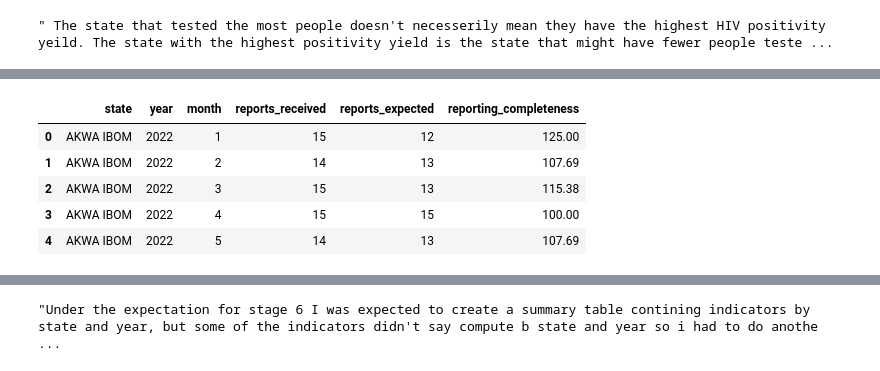
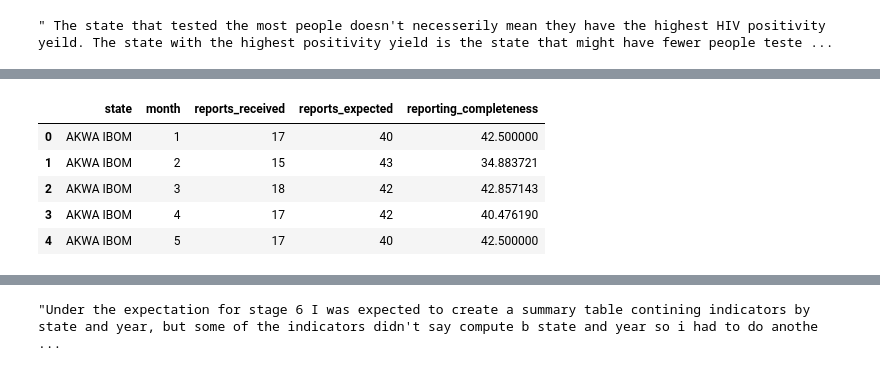
Before and after one commit to AlozieCollins/Intern-dataset-work, a Jupyter notebook: work.ipynb, the cells around one changed output, grey strips where cells are left out. Cells and saved outputs as stored; diff of their text form; code cells hidden in the pictures.

```diff
--- a/work.ipynb
+++ b/work.ipynb
@@ -1304,17 +1386,24 @@ completeness = (
          reports_expected=("expected_report", "sum")
     )
 )
+# %%
+completeness = (
+    clean_df .groupby(["state", "month"], as_index=False)
+    .agg( reports_received=("facility_id", "nunique"),
+         reports_expected=("expected_report", "sum")
+    )
+)
 # %%
 # calculation on the reporting completeness
 completeness["reporting_completeness"] = ((
     completeness["reports_received"] / completeness["reports_expected"].replace(0, pd.NA)
     * 100
-).round(2))
+))
 completeness.head()
 # %% [output]
-|  | state | year | month | reports_received | reports_expected | reporting_completeness |
-| 0 | AKWA IBOM | 2022 | 1 | 15 | 12 | 125.00 |
-| 1 | AKWA IBOM | 2022 | 2 | 14 | 13 | 107.69 |
-| 2 | AKWA IBOM | 2022 | 3 | 15 | 13 | 115.38 |
-| 3 | AKWA IBOM | 2022 | 4 | 15 | 15 | 100.00 |
-| 4 | AKWA IBOM | 2022 | 5 | 14 | 13 | 107.69 |
+|  | state | month | reports_received | reports_expected | reporting_completeness |
+| 0 | AKWA IBOM | 1 | 17 | 40 | 42.500000 |
+| 1 | AKWA IBOM | 2 | 15 | 43 | 34.883721 |
+| 2 | AKWA IBOM | 3 | 18 | 42 | 42.857143 |
+| 3 | AKWA IBOM | 4 | 17 | 42 | 40.476190 |
+| 4 | AKWA IBOM | 5 | 17 | 40 | 42.500000 |
```
Also changed, not shown: parts of 75 cells of this notebook, 7 other files.
